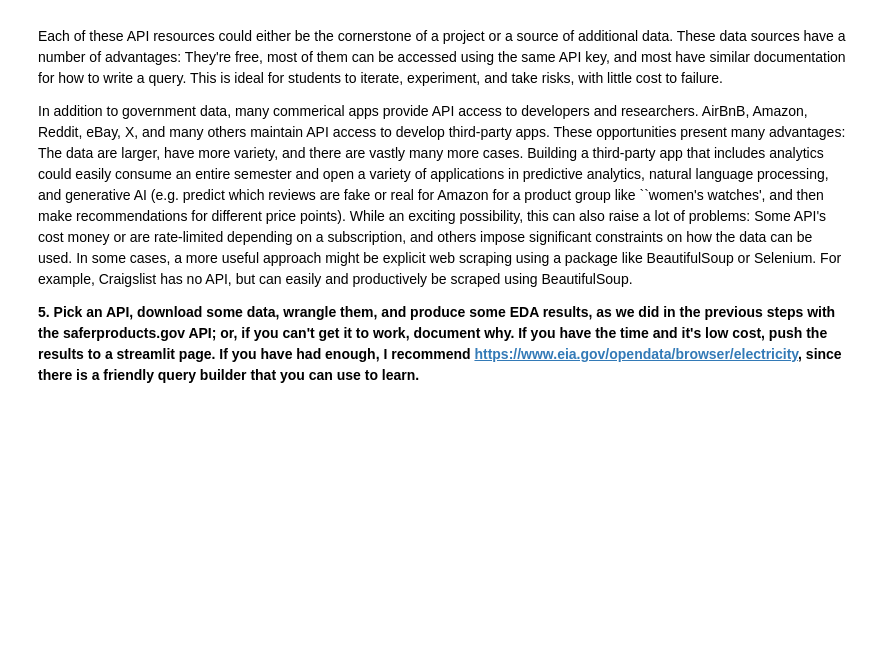
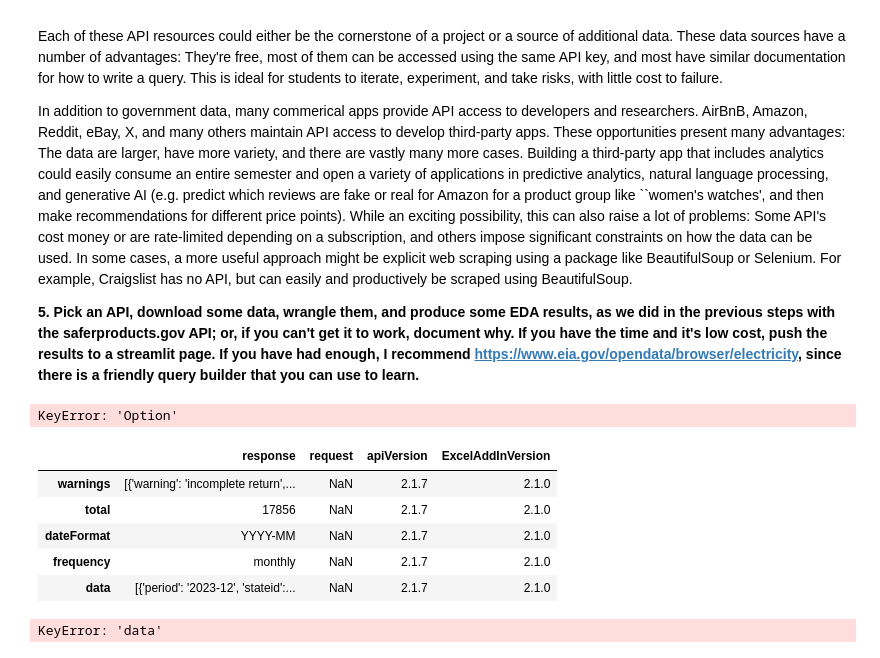
Before and after one commit to alyshaakhtar/DS3001-labs, a Jupyter notebook: 01_api_calls/assignment_notebook.ipynb, the cells around one changed output. Drawn from its saved outputs; the diff is of its cells as text; code cells hidden in the pictures; blank space fills up the shorter version.

```diff
--- a/01_api_calls/assignment_notebook.ipynb
+++ b/01_api_calls/assignment_notebook.ipynb
@@ -228,6 +228,11 @@ In addition to government data, many commerical apps provide API access to devel
 
 **5. Pick an API, download some data, wrangle them, and produce some EDA results, as we did in the previous steps with the saferproducts.gov API; or, if you can't get it to work, document why. If you have the time and it's low cost, push the results to a streamlit page. If you have had enough, I recommend https://www.eia.gov/opendata/browser/electricity, since there is a friendly query builder that you can use to learn.**
 # %%
-url = https://api.eia.gov/v2/electricity/electric-power-operational-data/data/
-api_key =
-query = '?frequency=monthly&data[0]=consumption-uto-btu&start=2001-02&end=2024-06&sort[0][column]=period&sort[0][direction]=desc&offset=0&length=5000'
+import pandas as pd
+import requests
+import urllib.request
+import json
+# Conduct analysis:
+url = 'https://api.eia.gov/v2/electricity/retail-sales/data/'
+api_key = '?api_key=8kH2MzByBaXD1pLCp58kjCale7mJveJOmIudZuZI'
+query = '&frequency=monthly&data[0]=customers&data[1]=price&data[2]=revenue&data[3]=sales&start=2020-01&end=2023-12&sort[0][column]=period&sort[0][direction]=desc&offset=0&length=5000'
@@ -251,0 +239,34 @@ header = {
+# %%
+response = urllib.request.urlopen(url+api_key+query)
+response_bytes = response.read()
+data = json.loads(response_bytes)
+response.close()
+# %%
+df = pd.DataFrame.from_dict(data)
+# %%
+temp = df['response']
+clean_values = []
+for i in range(len(temp)):
+    if len(temp[i])>0:
+        values = []
+        for j in range(len(temp[i])):
+            values.append(temp[i][j]['Option'] )
+        clean_values.append(values)
+    else:
+        clean_values.append('')
+df['remedy'] = clean_values
+# %% [output]
+KeyError: 'Option'
+# %%
+df.head()
+# %% [output]
+|  | response | request | apiVersion | ExcelAddInVersion |
+| warnings | [{'warning': 'incomplete return',... | NaN | 2.1.7 | 2.1.0 |
+| total | 17856 | NaN | 2.1.7 | 2.1.0 |
+| dateFormat | YYYY-MM | NaN | 2.1.7 | 2.1.0 |
+| frequency | monthly | NaN | 2.1.7 | 2.1.0 |
+| data | [{'period': '2023-12', 'stateid':... | NaN | 2.1.7 | 2.1.0 |
+# %%
+df['data'].value_counts()
+# %% [output]
+KeyError: 'data'
```
Also changed, not shown: parts of 1 cell of this notebook.
